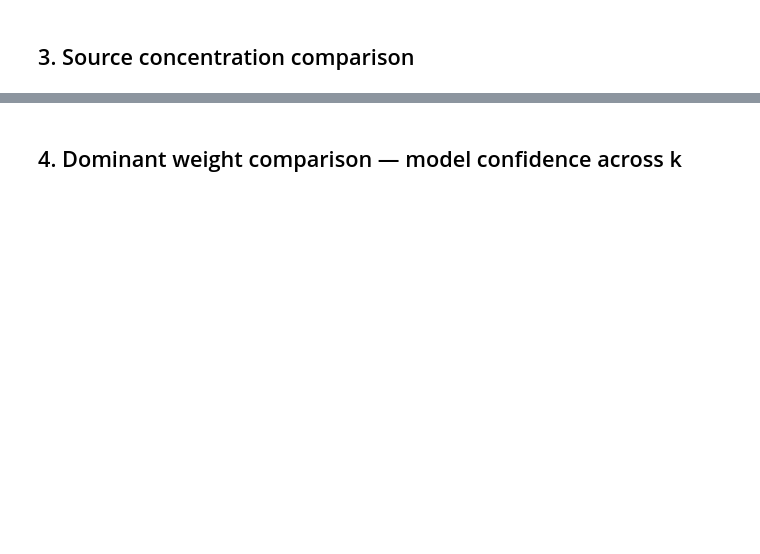
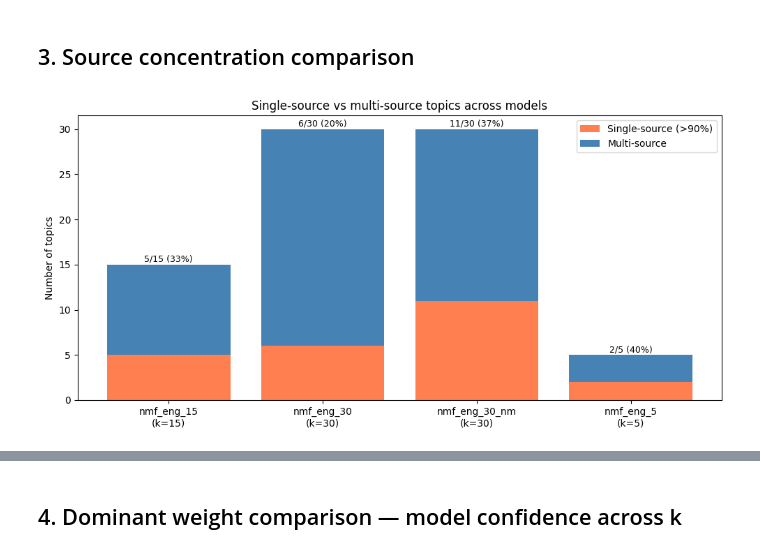
Before and after one commit to Yorkel/atlas-ed, a Jupyter notebook: experiments/notebooks/analysis/analysis_nmf_eng_4models.ipynb, the cells around one changed output, grey strips where cells are left out. Cells and saved outputs as stored; diff of their text form; code cells hidden in the pictures; blank space fills up the shorter version.

```diff
--- a/experiments/notebooks/analysis/analysis_nmf_eng_4models.ipynb
+++ b/experiments/notebooks/analysis/analysis_nmf_eng_4models.ipynb
@@ -78,35 +143,28 @@ plt.show()
 # %% [markdown]
 ## 3. Source concentration comparison
 # %%
+source_summary = df.groupby("model_id").agg(
+    single_source=("single_source", "sum"),
+    total=("topic_num", "count"),
+).reset_index()
+source_summary["multi_source"] = source_summary["total"] - source_summary["single_source"]
+
 fig, ax = plt.subplots(figsize=(10, 5))
-
-model_names = []
-single_counts = []
-multi_counts = []
-total_topics = []
-
-for model_id, data in models.items():
-    topics = data["topics"]
-    single = sum(1 for t in topics if t.get("single_source", False))
-    multi = len(topics) - single
-    model_names.append(f"{model_id}\n(k={data['n_topics']})")
-    single_counts.append(single)
-    multi_counts.append(multi)
-    total_topics.append(len(topics))
-
-x = range(len(model_names))
-ax.bar(x, single_counts, label="Single-source (>90%)", color="coral")
-ax.bar(x, multi_counts, bottom=single_counts, label="Multi-source", color="steelblue")
+x = range(len(source_summary))
+ax.bar(x, source_summary["single_source"], label="Single-source (>90%)", color="coral")
+ax.bar(x, source_summary["multi_source"], bottom=source_summary["single_source"], label="Multi-source", color="steelblue")
 ax.set_xticks(x)
-ax.set_xticklabels(model_names)
+ax.set_xticklabels([f"{r['model_id']}\n(k={models[r['model_id']]['n_topics']})" for _, r in source_summary.iterrows()])
 ax.set_ylabel("Number of topics")
 ax.set_title("Single-source vs multi-source topics across models")
 ax.legend()
 
-for i, (s, t) in enumerate(zip(single_counts, total_topics)):
-    ax.text(i, t + 0.3, f"{s}/{t} ({s/t*100:.0f}%)", ha="center", fontsize=9)
+for i, row in source_summary.iterrows():
+    ax.text(i, row["total"] + 0.3, f"{int(row['single_source'])}/{row['total']} ({row['single_source']/row['total']*100:.0f}%)", ha="center", fontsize=9)
 
 plt.tight_layout()
 plt.savefig("/workspaces/AM1_topic_modelling/data/evaluation_outputs/4model_source_concentration.png", dpi=150, bbox_inches="tight")
 plt.show()
+# %% [output]
+[figure, added]
 # %%
```
Also changed, not shown: parts of 25 cells of this notebook.
